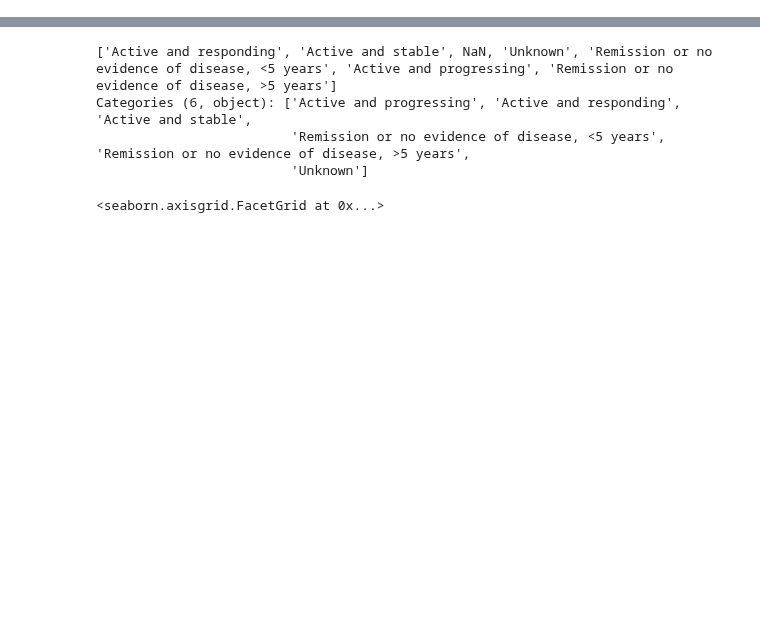
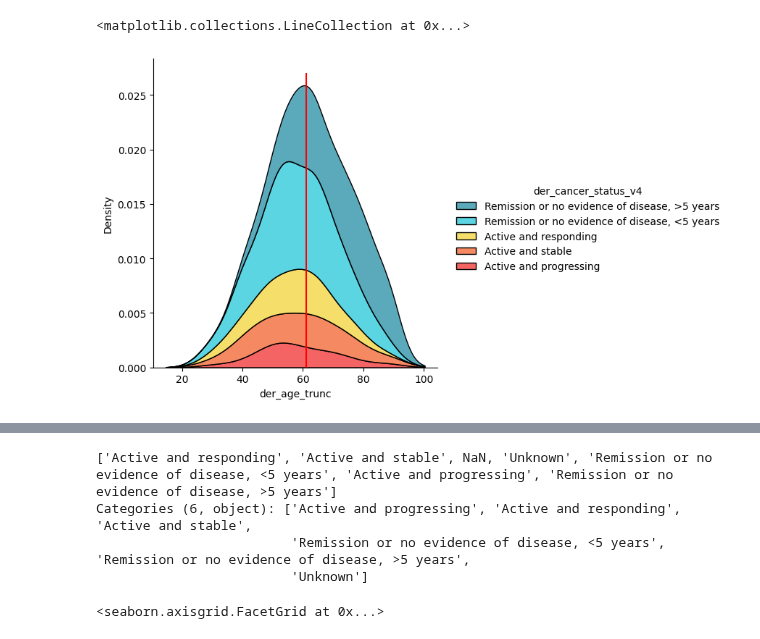
Before and after one commit to HSaleem352/Bootcamp-Project1, a Jupyter notebook: data_cleaning_dean.ipynb, the cells around one changed output, grey strips where cells are left out. Cells and saved outputs as stored; diff of their text form; code cells hidden in the pictures; blank space fills up the shorter version.

```diff
--- a/data_cleaning_dean.ipynb
+++ b/data_cleaning_dean.ipynb
@@ -20,0 +44,8 @@ sns.displot(df_reg, x="der_age_trunc", kind="kde", hue = 'der_cancer_status_v4',
+# %%
+sns.displot(df_reg, x="der_age_trunc", kind="kde", hue = 'der_cancer_status_v4', multiple="stack", palette=palette, hue_order=hue_order)
+plt.vlines(x = median_age, ymin = 0, ymax = .027,
+           colors = 'red',
+           label = 'vline_multiple - full height')
+# %% [output]
+<matplotlib.collections.LineCollection at 0x...>
+[figure, added]
```
Also changed, not shown: parts of 21 cells of this notebook.
